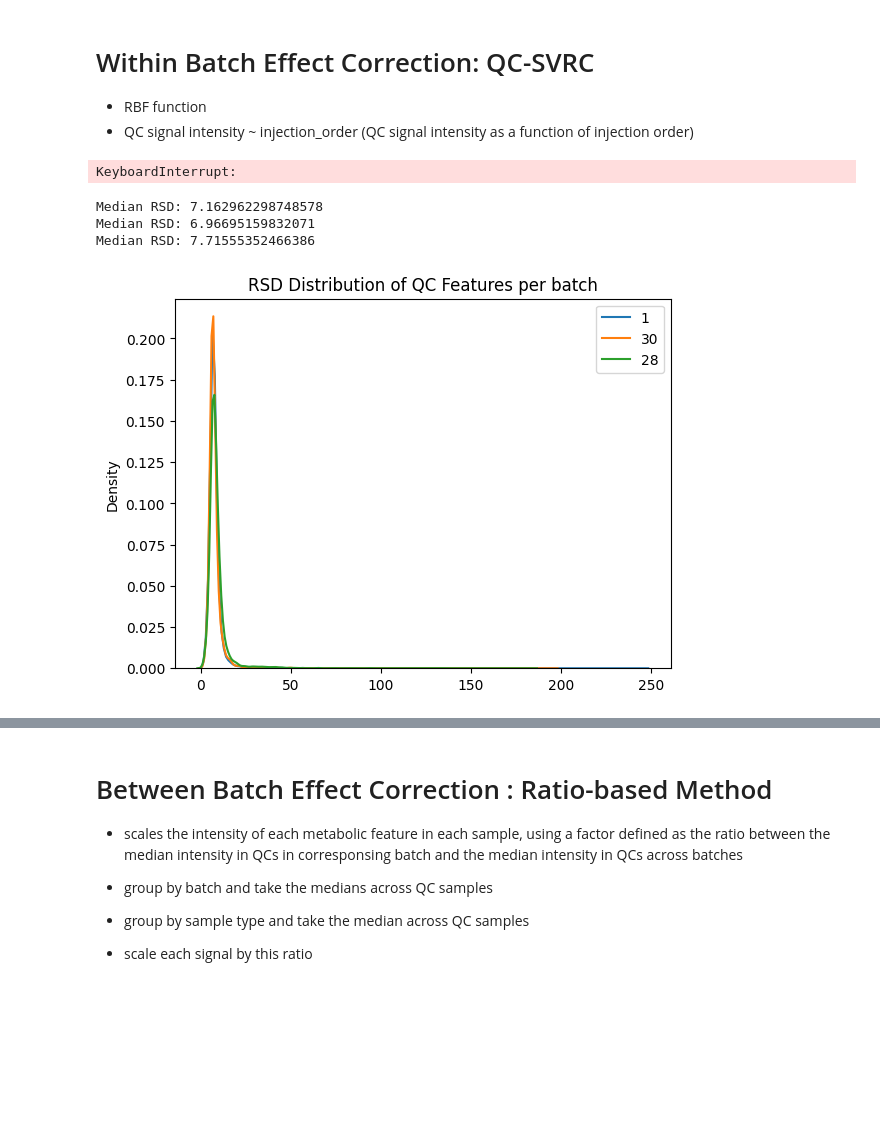
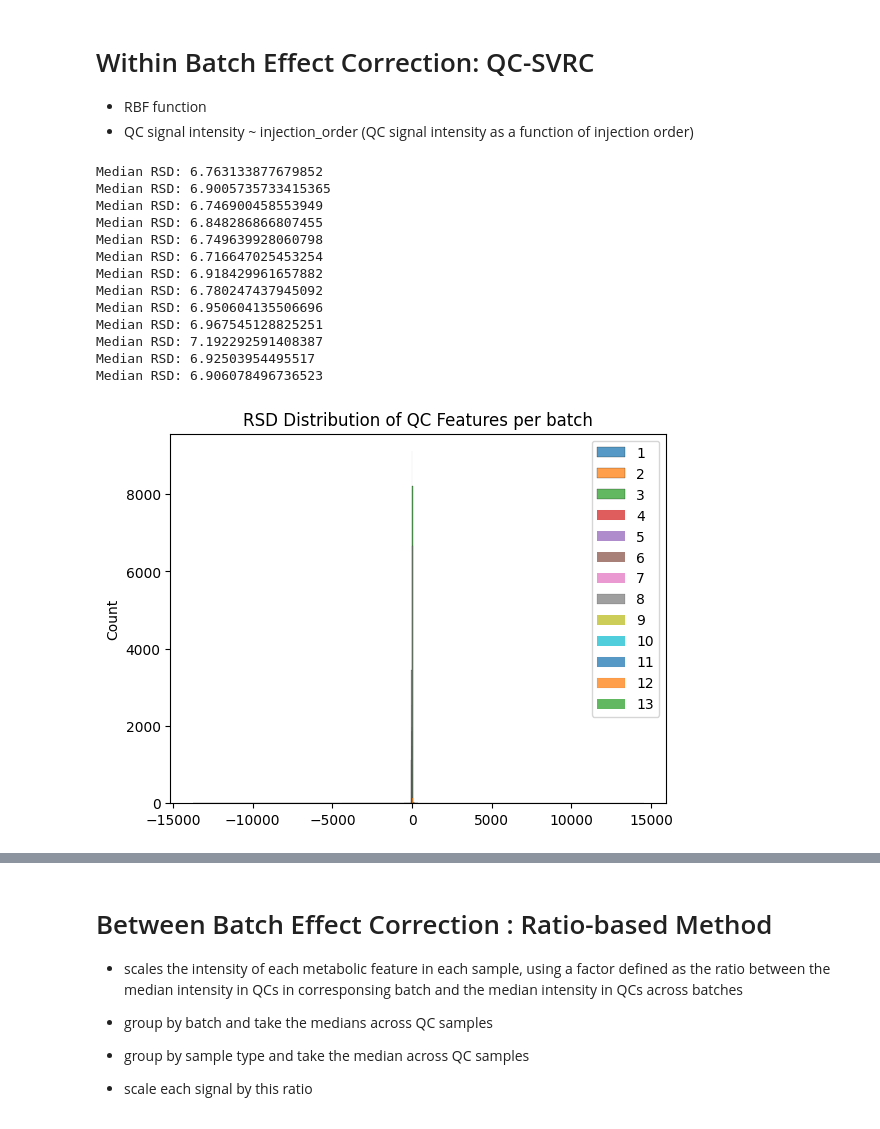
Before and after one commit to JulianAileru/MultiBatchAssessment, a Jupyter notebook: src/fbsc-1.ipynb, the cells around one changed output, grey strips where cells are left out. Saved outputs shown, nothing was run; the diff lists cells and outputs as text; code cells hidden in the pictures; blank space fills up the shorter version.

```diff
--- a/src/fbsc-1.ipynb
+++ b/src/fbsc-1.ipynb
@@ -27,7 +29,10 @@ M = pd.read_csv("../data/sample_metadata_all_batches_processed_samples.csv")
 M = M.set_index("sample_name")
 M['batch'] = M['batch'].str.split("_",expand=True)[1].astype(int)
 M = M[M['batch'] <= 13]
-D = D.loc[D.index]
+D = D.loc[M.index]
+# %%
+M = M.sort_values(by=['batch','injection_order'])
+M['injection_order'] = [x for x in range(len(M.injection_order))]
 # %%
 M[M['sample_type'] == 'sp']['batch'].value_counts()
 # %% [output]
@@ -73,6 +79,7 @@ def RSD(D):
     value = (D.std(axis=0) / D.mean(axis=0)) * 100
     print(f'Median RSD: {value.median()}')
     return value
+#Find best way to represent data distribution in the case of extensive outliers.
 def rsd_distribution(D,M,batch=None):
     QC = D[D.index.str.contains("_SP_")]
     Bio = D[~D.index.str.contains("_SP_")]
@@ -85,7 +92,7 @@ def rsd_distribution(D,M,batch=None):
         plt.title(f"RSD Distribution of QC Features per batch")
         for i in batch:
             batch_ = batch_QC.get_group(i)
-            sns.kdeplot(RSD(batch_),label=i,legend=True)
+            sns.histplot(RSD(batch_),label=i,legend=True)
             plt.legend()
     else:
         plt.title("RSD Distribution of QC Features across batches")
@@ -205,13 +213,21 @@ def svr_correction(data,metadata,qc='SP'):
             lst.append(results)
     return pd.concat(lst,axis=0)
 # %%
-results = parallel_svr_correction(D.replace(128.0,np.nan),M)
+results = parallel_svr_correction(D,M)
-# %% [output]
-KeyboardInterrupt:
 # %%
-rsd_distribution(results,M,batch=[x for x in M['batch'].unique()])
+rsd_distribution(results,M,batch=[x for x in M.batch.unique()])
 # %% [output]
-Median RSD: 7.162962298748578
-Median RSD: 6.96695159832071
-Median RSD: 7.71555352466386
+Median RSD: 6.763133877679852
+Median RSD: 6.9005735733415365
+Median RSD: 6.746900458553949
+Median RSD: 6.848286866807455
+Median RSD: 6.749639928060798
+Median RSD: 6.716647025453254
+Median RSD: 6.918429961657882
+Median RSD: 6.780247437945092
+Median RSD: 6.950604135506696
+Median RSD: 6.967545128825251
+Median RSD: 7.192292591408387
+Median RSD: 6.92503954495517
+Median RSD: 6.906078496736523
-[figure, old version]
+[figure, new version]
```
Also changed, not shown: parts of 13 cells of this notebook, 2 other files.
